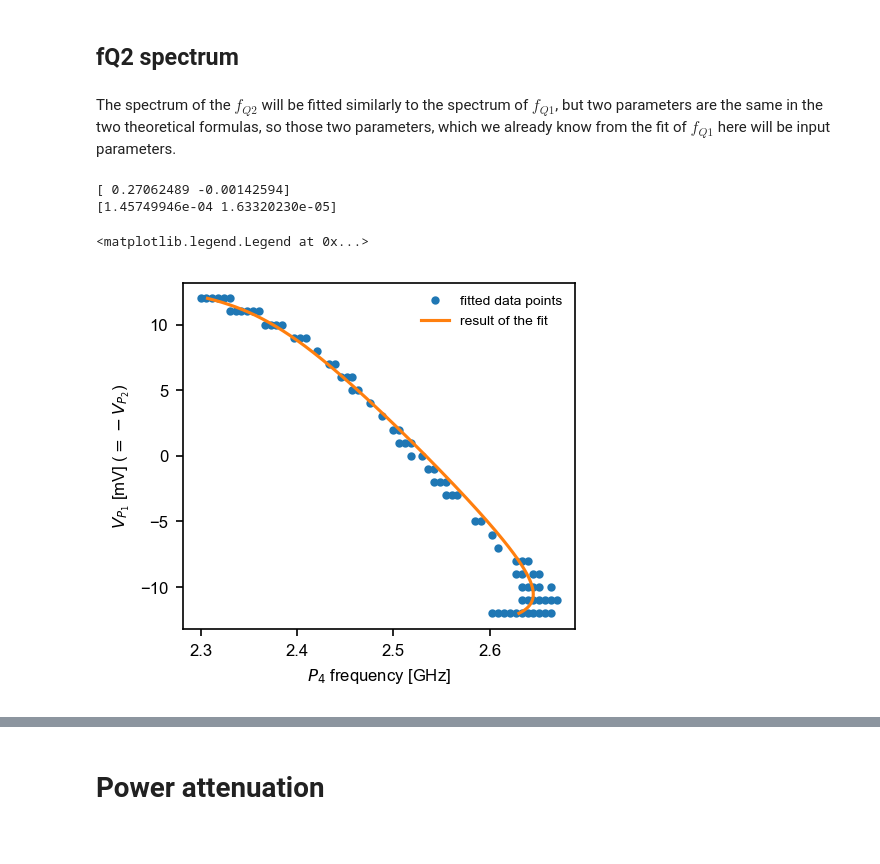
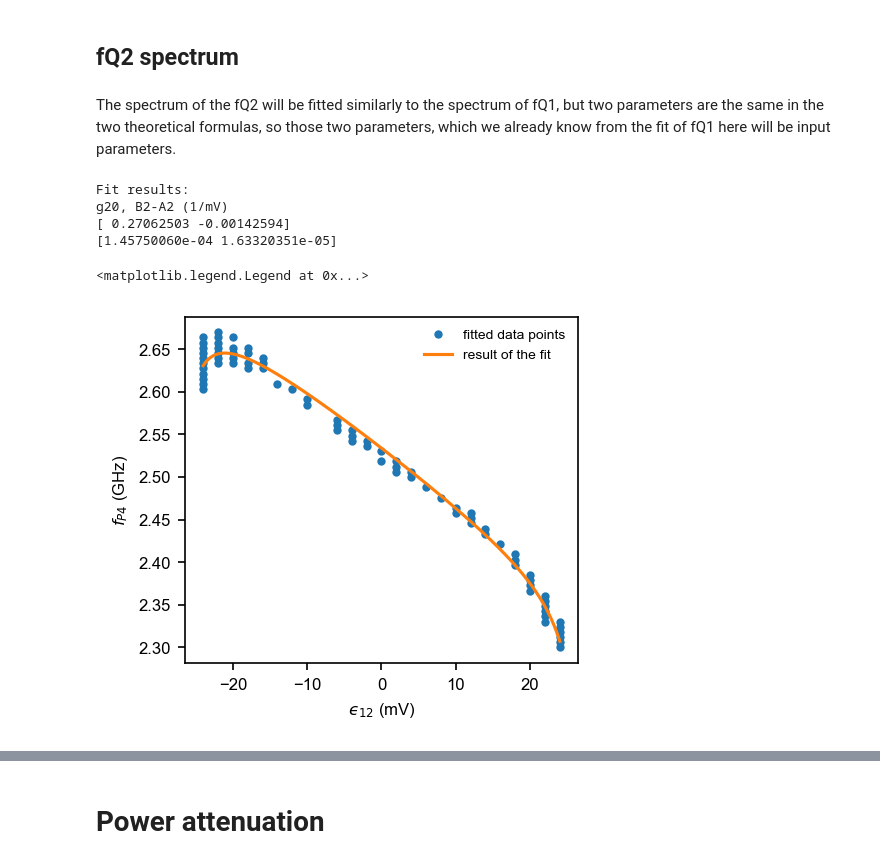
Before and after one commit to valentinjohn/bichromatic-driving, a Jupyter notebook: Fitting_the_anticrossings.ipynb, the cells around one changed output, grey strips where cells are left out. Saved outputs shown, nothing was run; the diff lists cells and outputs as text; code cells hidden in the pictures.

```diff
--- a/Fitting_the_anticrossings.ipynb
+++ b/Fitting_the_anticrossings.ipynb
@@ -152,57 +98,57 @@ fig.savefig('fq1-VP2.pdf', format='pdf', dpi=500,bbox_inches="tight")
 # %% [markdown]
 ## fQ2 spectrum
 # %% [markdown]
-The spectrum of the $f_{Q2}$ will be fitted similarly to the spectrum of $f_{Q1}$, but two parameters are the same in the two theoretical formulas, so those two parameters, which we already know from the fit of $f_{Q1}$ here will be input parameters.
+The spectrum of the fQ2 will be fitted similarly to the spectrum of fQ1, but two parameters are the same in the two theoretical formulas, so those two parameters, which we already know from the fit of fQ1 here will be input parameters.
 # %%
-data_fq2=loadtxt('vPB12_set_frequency_set.dat')  #load the data for the detuning dependence of the fq2
+data_fq2=np.loadtxt('vPB12_set_frequency_set.dat')  #load the data for the detuning dependence of the fq2
 fp4_fq2=data_fq2[:,1]*10**(-9)
 VP1_fq2=data_fq2[:,0]
 p_fq2=data_fq2[:,2]
-
-def fq2_fit(VP1,g20,c2): #theoretical curve for the detuning dependence of fq2
-    #d=-0.01145871
-    #a=0.03582596
-    return muB*B*(g20+c2*VP1)+2*d*1/(1-4*a**2*VP1**2)
 
 fig, ax = plt.subplots()
 
 fp4_fq2_r = np.reshape(fp4_fq2,(25, 100))
 VP1_fq2_r = np.reshape(VP1_fq2,(25, 100))
 p_fq2_r = np.reshape(p_fq2,(25, 100))
 
 p_fq2_max=max(p_fq2)     #the point with the highest probability
 fp4_fq2_fit=[]
 VP1_fq2_fit=[]
 p_fq2_fit=[]
 
 for i in range(len(p_fq2)):
     if p_fq2[i]>0.5*p_fq2_max:         #the resonance is sharp, so we can look for points with high enough probability
         if not(fp4_fq2[i]>2.5 and VP1_fq2[i]>10):  #we drop the noise
             fp4_fq2_fit.append(fp4_fq2[i])
             VP1_fq2_fit.append(VP1_fq2[i])
             p_fq2_fit.append(p_fq2[i])
-fp4_fq2_fit=array(fp4_fq2_fit)
-VP1_fq2_fit=array(VP1_fq2_fit)
-p_fq2_fit=array(p_fq2_fit)
+fp4_fq2_fit=np.array(fp4_fq2_fit)
+VP1_fq2_fit=np.array(VP1_fq2_fit)
+p_fq2_fit=np.array(p_fq2_fit)
+eps12_fit=2*VP1_fq2_fit
 
-popt,pcov=curve_fit(fq2_fit,VP1_fq2_fit,fp4_fq2_fit,p0=[0.25,-0.0017],maxfev=50000)   #fitting of the data points
-perr=sqrt(diag(pcov))
+popt,pcov=curve_fit(fq2_fit,eps12_fit,fp4_fq2_fit,p0=[0.25,-0.0017],maxfev=50000)   #fitting of the data points
+perr=np.sqrt(np.diag(pcov))
+print('Fit results:')
+print('g20, B2-A2 (1/mV)')
 print(popt)
 print(perr)
 
-g20=popt[0]
+g20=popt[0]  #store fitting parameters
 c2=popt[1]
 
-x=linspace(min(VP1_fq2),max(VP1_fq2),5000)
-plot(fp4_fq2_fit,VP1_fq2_fit,linestyle='',marker='.',label='fitted data points')  #plot the found data points
-plot(fq2_fit(x,popt[0],popt[1]),x,label='result of the fit')                      #plot the result of the fit
-xlabel(r'$P_4$ frequency [GHz]')
-ylabel(r'$V_{P_1}$ [mV] ($=-V_{P_2}$)')
+x=np.linspace(2*min(VP1_fq2),2*max(VP1_fq2),5000)
+plt.plot(eps12_fit,fp4_fq2_fit,linestyle='',marker='.',label='fitted data points')  #plot the found data points
+plt.plot(x,fq2_fit(x,popt[0],popt[1]),label='result of the fit')                      #plot the result of the fit
+plt.ylabel(r'$f_{P4}$ (GHz)')
+plt.xlabel(r'$ϵ_{12}$ (mV)')
 
-legend()
+plt.legend()
 # %% [output]
-[ 0.27062489 -0.00142594]
-[1.45749946e-04 1.63320230e-05]
+Fit results:
+g20, B2-A2 (1/mV)
+[ 0.27062503 -0.00142594]
+[1.45750060e-04 1.63320351e-05]
 <matplotlib.legend.Legend at 0x...>
-[figure, old version]
+[figure, new version]
 # %%
```
Also changed, not shown: parts of 149 cells of this notebook, 3 other files.
